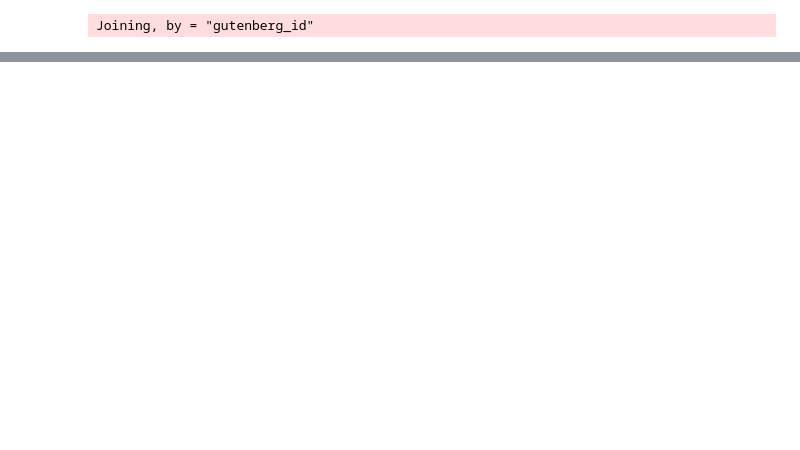
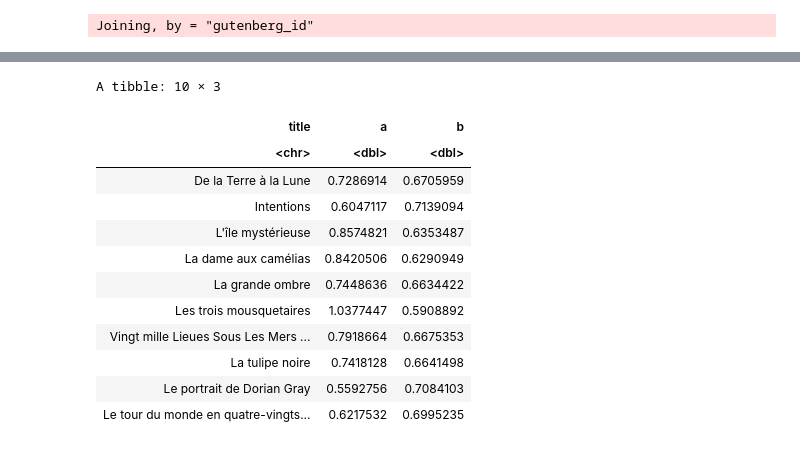
Before and after one commit to julnow/TEXT, a Jupyter notebook: zadanie3.ipynb, the cells around one changed output, grey strips where cells are left out. Drawn from its saved outputs; the diff is of its cells as text; code cells hidden in the pictures; blank space fills up the shorter version.

```diff
--- a/zadanie3.ipynb
+++ b/zadanie3.ipynb
@@ -40,3 +89,19 @@ Joining, by = "gutenberg_id"
+# %%
+heapFr
+# %% [output]
+A tibble: 10 × 3
+| title | a | b |
+| <chr> | <dbl> | <dbl> |
+| De la Terre à la Lune | 0.7286914 | 0.6705959 |
+| Intentions | 0.6047117 | 0.7139094 |
+| L'île mystérieuse | 0.8574821 | 0.6353487 |
+| La dame aux camélias | 0.8420506 | 0.6290949 |
+| La grande ombre | 0.7448636 | 0.6634422 |
+| Les trois mousquetaires | 1.0377447 | 0.5908892 |
+| Vingt mille Lieues Sous Les Mers ... | 0.7918664 | 0.6675353 |
+| La tulipe noire | 0.7418128 | 0.6641498 |
+| Le portrait de Dorian Gray | 0.5592756 | 0.7084103 |
+| Le tour du monde en quatre-vingts... | 0.6217532 | 0.6995235 |
 # %%
 dfEn <- as.data.frame(heapEn) %>%
     add_column(language = "en")
```
Also changed, not shown: parts of 16 cells of this notebook.
